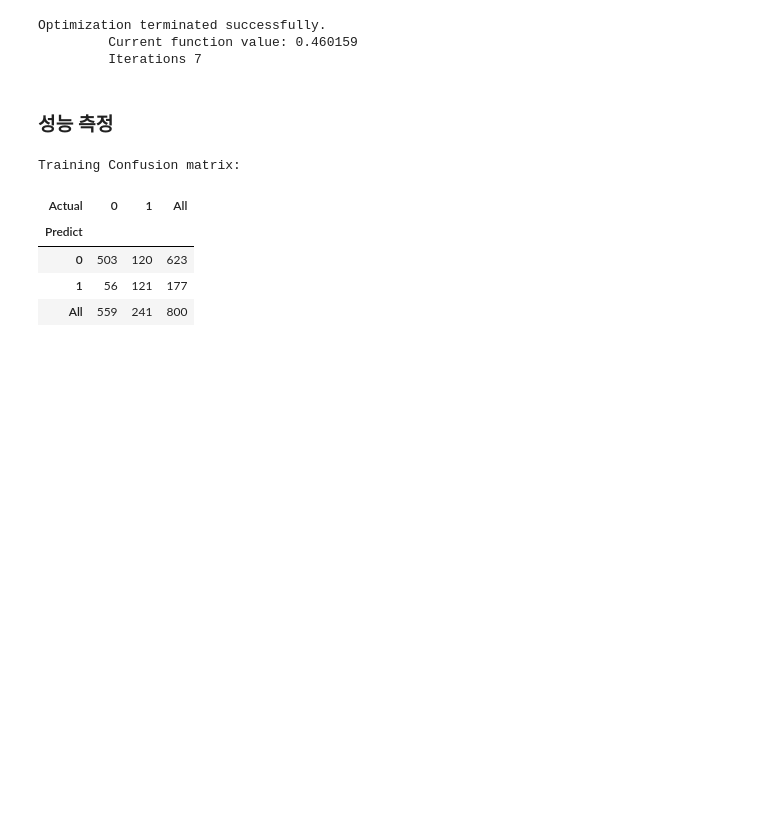
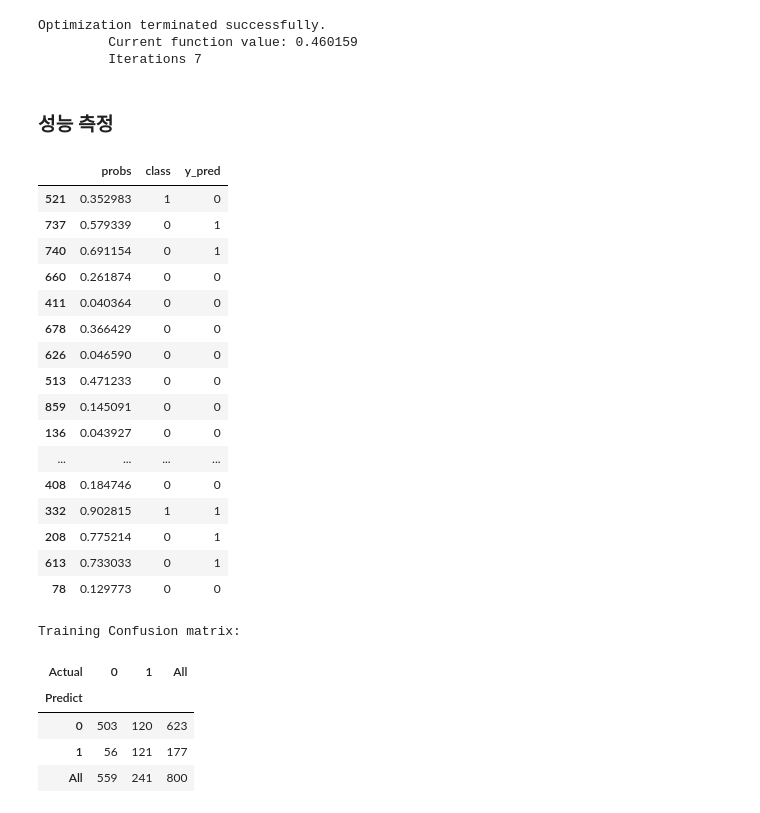
Before and after one commit to inseopbyeon/machine-learning-lecture-notes, a Jupyter notebook: Lecture15_Logistic_Regression_Stat.ipynb, the cells around one changed output. Cells and saved outputs as stored; diff of their text form; code cells hidden in the pictures; blank space fills up the shorter version.

```diff
--- a/Lecture15_Logistic_Regression_Stat.ipynb
+++ b/Lecture15_Logistic_Regression_Stat.ipynb
@@ -405,6 +410,26 @@ test_pred = pd.DataFrame({
 
 test_pred['y_pred'] = 0
 test_pred.loc[test_pred['probs'] > 0.5, 'y_pred'] = 1
+# %%
+test_pred
+# %% [output]
+|  | probs | class | y_pred |
+| 521 | 0.352983 | 1 | 0 |
+| 737 | 0.579339 | 0 | 1 |
+| 740 | 0.691154 | 0 | 1 |
+| 660 | 0.261874 | 0 | 0 |
+| 411 | 0.040364 | 0 | 0 |
+| 678 | 0.366429 | 0 | 0 |
+| 626 | 0.046590 | 0 | 0 |
+| 513 | 0.471233 | 0 | 0 |
+| 859 | 0.145091 | 0 | 0 |
+| 136 | 0.043927 | 0 | 0 |
+| ... | ... | ... | ... |
+| 408 | 0.184746 | 0 | 0 |
+| 332 | 0.902815 | 1 | 1 |
+| 208 | 0.775214 | 0 | 1 |
+| 613 | 0.733033 | 0 | 1 |
+| 78 | 0.129773 | 0 | 0 |
 # %%
 print('\nTraining Confusion matrix:')
 display(pd.crosstab(train_pred['y_pred'], train_pred['class'], rownames=['Predict'], colnames=['Actual'], margins=True))
```
Also changed, not shown: parts of 6 cells of this notebook.
